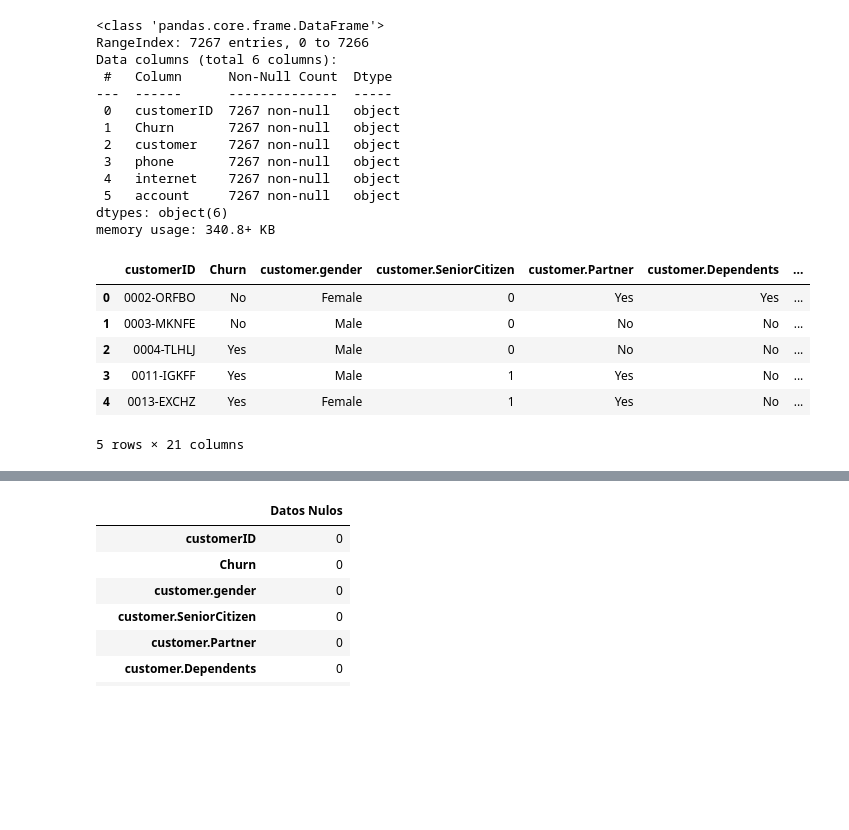
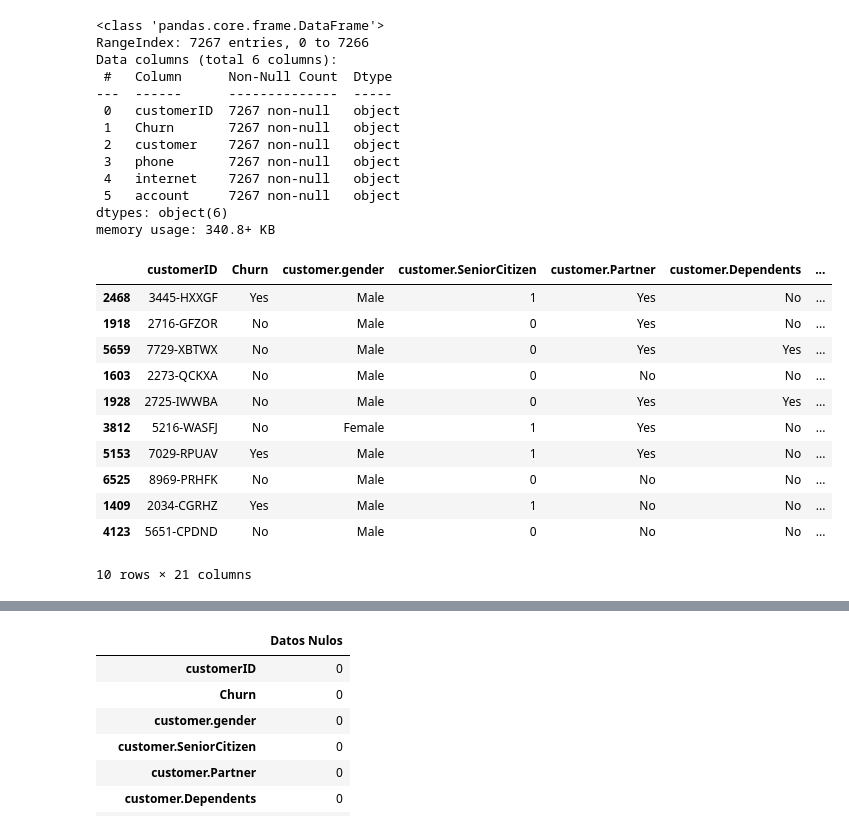
Before and after one commit to DarkLyng/Challenge-TelecomX, a Jupyter notebook: TelecomX_LATAM.ipynb, the cells around one changed output, grey strips where cells are left out. Cells and saved outputs as stored; diff of their text form; code cells hidden in the pictures; blank space fills up the shorter version.

```diff
--- a/TelecomX_LATAM.ipynb
+++ b/TelecomX_LATAM.ipynb
@@ -50,15 +50,20 @@ memory usage: 340.8+ KB
 # %%
 #Normalizando el archivo TelecomX_Data.json
 df_normalizado = pd.json_normalize(data)
-df.sample()
+df_normalizado.sample(10)
 # %% [output]
 |  | customerID | Churn | customer.gender | customer.SeniorCitizen | customer.Partner | customer.Dependents | ... |
-| 0 | 0002-ORFBO | No | Female | 0 | Yes | Yes | ... |
-| 1 | 0003-MKNFE | No | Male | 0 | No | No | ... |
-| 2 | 0004-TLHLJ | Yes | Male | 0 | No | No | ... |
-| 3 | 0011-IGKFF | Yes | Male | 1 | Yes | No | ... |
-| 4 | 0013-EXCHZ | Yes | Female | 1 | Yes | No | ... |
+| 2468 | 3445-HXXGF | Yes | Male | 1 | Yes | No | ... |
+| 1918 | 2716-GFZOR | No | Male | 0 | Yes | No | ... |
+| 5659 | 7729-XBTWX | No | Male | 0 | Yes | Yes | ... |
+| 1603 | 2273-QCKXA | No | Male | 0 | No | No | ... |
+| 1928 | 2725-IWWBA | No | Male | 0 | Yes | Yes | ... |
+| 3812 | 5216-WASFJ | No | Female | 1 | Yes | No | ... |
+| 5153 | 7029-RPUAV | Yes | Male | 1 | Yes | No | ... |
+| 6525 | 8969-PRHFK | No | Male | 0 | No | No | ... |
+| 1409 | 2034-CGRHZ | Yes | Male | 1 | No | No | ... |
+| 4123 | 5651-CPDND | No | Male | 0 | No | No | ... |
-5 rows × 21 columns
+10 rows × 21 columns
 # %%
 #Información de los datos normalizados
 df_normalizado.info()
```
Also changed, not shown: parts of 17 cells of this notebook.
